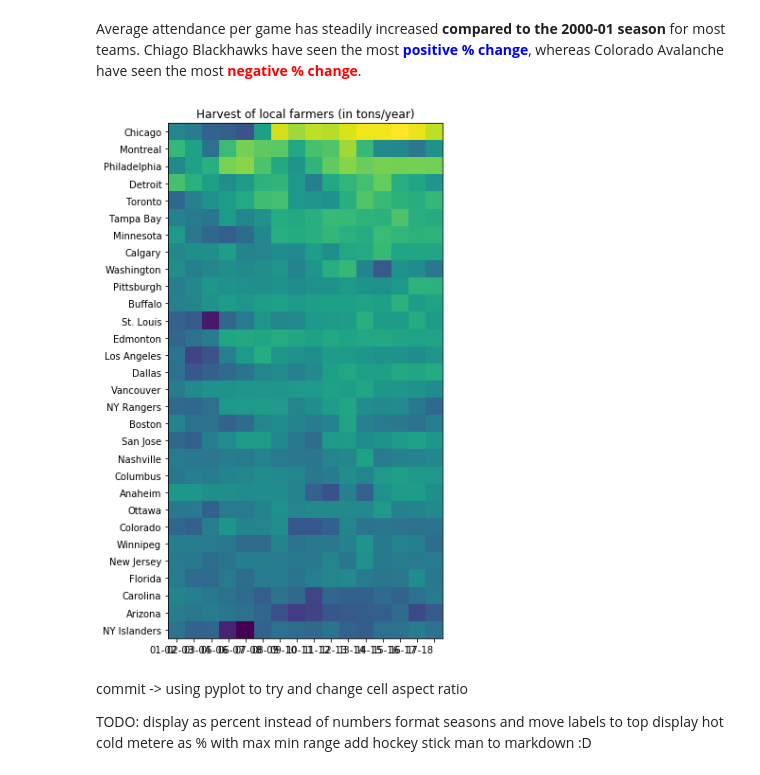
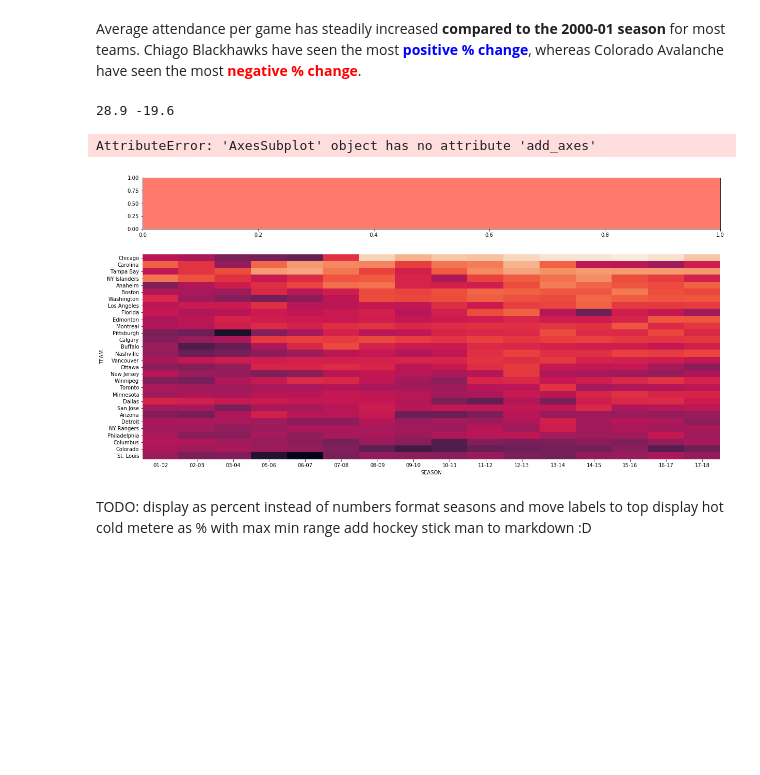
Before and after one commit to richhildebrand/makeover-monday-python, a Jupyter notebook: notebooks/2019 Week1 NHL Attendance/@idatadrew.ipynb, the cells around one changed output. Cells and saved outputs as stored; diff of their text form; code cells hidden in the pictures; blank space fills up the shorter version.

Commit message:
wip -> working on custom colorbar placement

```diff
--- a/notebooks/2019 Week1 NHL Attendance/@idatadrew.ipynb
+++ b/notebooks/2019 Week1 NHL Attendance/@idatadrew.ipynb
@@ -136,40 +137,26 @@ ax.xaxis.tick_top()
 # %% [markdown]
 Average attendance per game has steadily increased **compared to the 2000-01 season** for most teams. Chiago Blackhawks have seen the most <font color=blue>**positive % change**</font>, whereas Colorado Avalanche have seen the most <font color=red>**negative % change**</font>.
-# %%
-def get_ticks(df, key):
-    our_len = len(df[key].unique())
-    return np.arange(our_len)
-
-def get_labels(df, key):
-    return df[key].unique()
-
-fig, ax = plt.subplots(figsize=(30, 10))
-im = ax.imshow(piviot_table)
-
-# We want to show all ticks...
-ax.set_xticks(get_ticks(data, 'SEASON'))
-ax.set_yticks(get_ticks(data, 'TEAM'))
-# ... and label them with the respective list entries
-ax.set_xticklabels(get_labels(data, 'SEASON')[::-1])
-ax.set_yticklabels(get_labels(data, 'TEAM'))
-
-# Rotate the tick labels and set their alignment.
-plt.setp(ax.get_xticklabels(), rotation=0, ha="right",
-         rotation_mode="anchor")
-
-# Loop over data dimensions and create text annotations.
-#for i in range(len(vegetables)):
-#    for j in range(len(farmers)):
-#        text = ax.text(j, i, harvest[i, j],
-#                       ha="center", va="center", color="w")
-
-ax.set_title("Harvest of local farmers (in tons/year)")
-#fig.tight_layout()
-plt.show()
-# %% [output]
-[figure, removed]
+# %%
+fig, (header_ax, heatmap_ax) = plt.subplots(nrows=2, figsize=(20,10),  gridspec_kw={"height_ratios":[0.25, 1]})
+sns.heatmap(piviot_table, ax=heatmap_ax, cbar=False)
+
+cax.annotate('Average attendance per game has', xy=(1, 1), xytext=(1, 1))
+print(max_change, min_change)
+
+header_ax.set_facecolor('xkcd:salmon')
+cax = header_ax.add_axes([0.27, 0.8, 0.5, 0.05])
+
+#axins = inset_axes(header_ax, width=1, height=1, loc='upper right')
+#im = header_ax.imshow([[0, 0], [1, 1]], cmap="coolwarm_r")
+#fig.colorbar(im, cax=axins, orientation="horizontal")
+
+plt.show()
+# %% [output]
+28.9 -19.6
+AttributeError: 'AxesSubplot' object has no attribute 'add_axes'
+[figure, added]
 # %% [markdown]
-commit -> using pyplot to try and change cell aspect ratio
+
 
 TODO:
     display as percent instead of numbers
```
Also changed, not shown: parts of 2 cells of this notebook.
